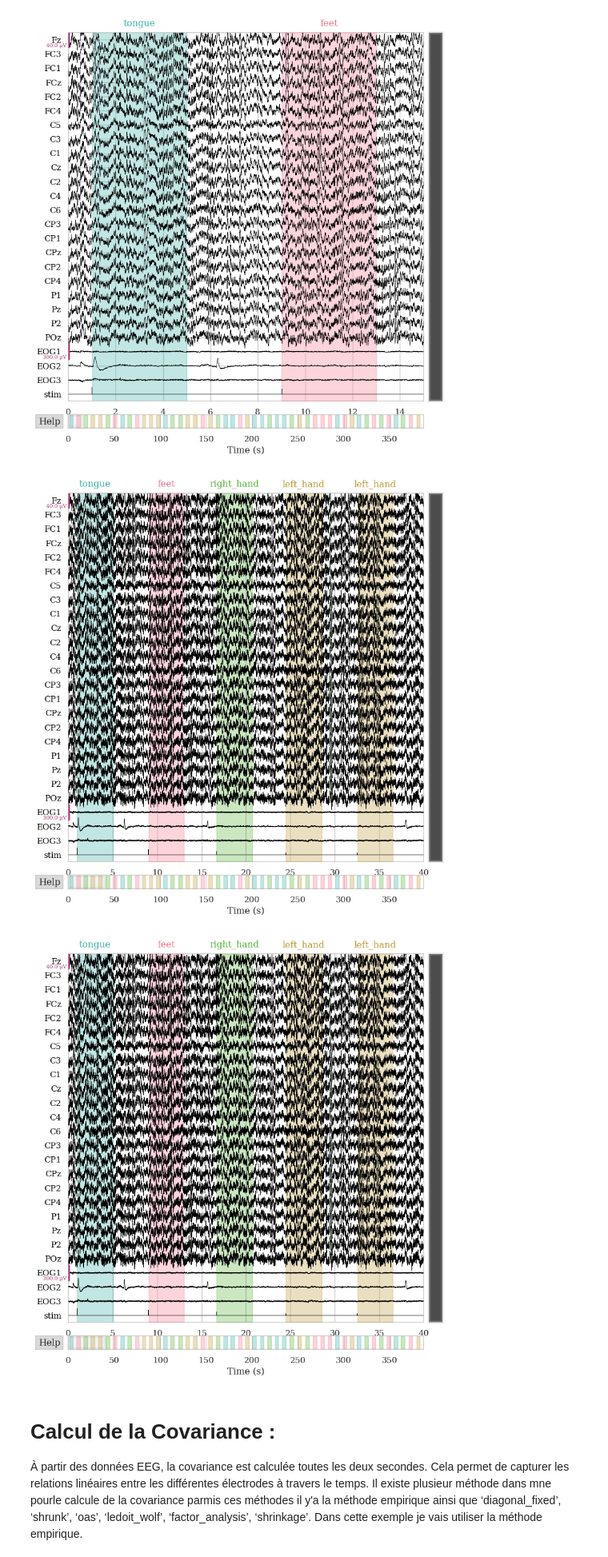
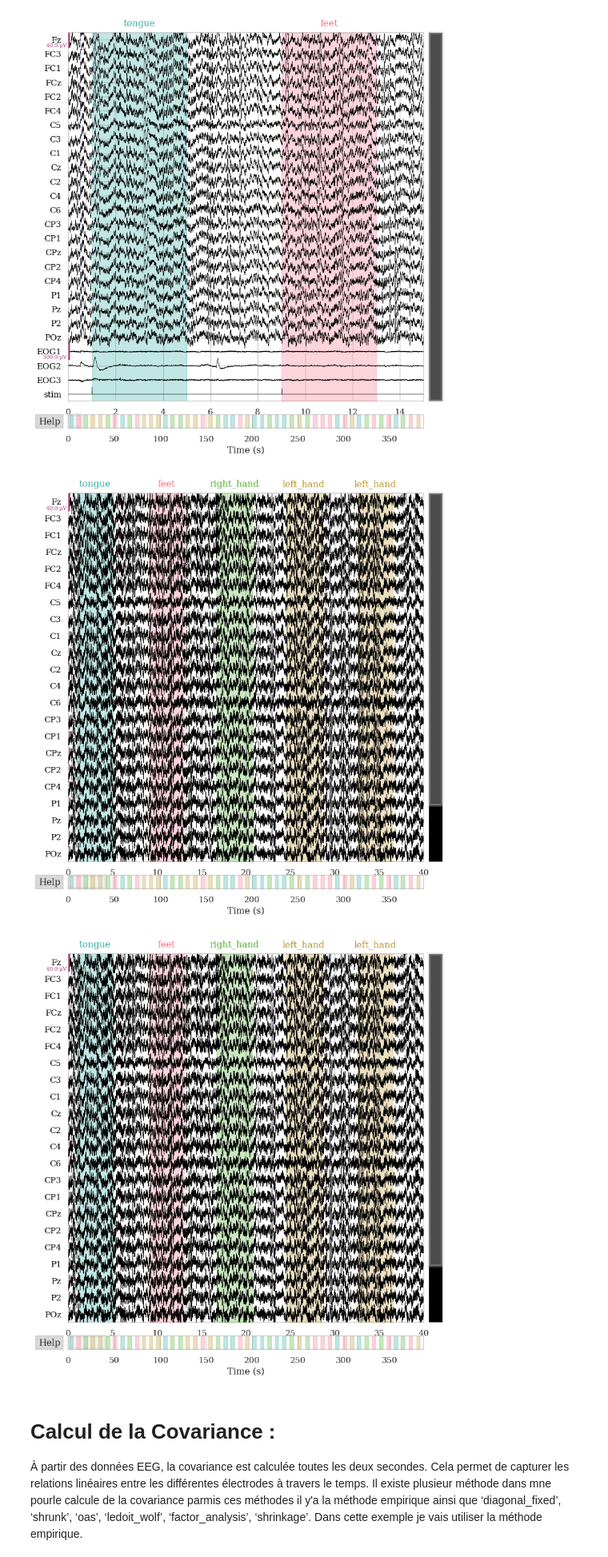
Before and after one commit to ToumiAdel/project, a Jupyter notebook: Covariance/Ain_temouchent.ipynb, the cells around one changed output. Shown at 80% size. Cells and saved outputs as stored; diff of their text form; code cells hidden in the pictures.

```diff
--- a/Covariance/Ain_temouchent.ipynb
+++ b/Covariance/Ain_temouchent.ipynb
@@ -78,10 +77,10 @@ Using matplotlib as 2D backend.
 [figure]
 [figure]
 # %%
-raw.plot(duration=40, n_channels=26)
+raw.plot(duration=40, n_channels=22)
 # %% [output]
-[figure, old version]
+[figure, new version]
-[figure, old version]
+[figure, new version]
 # %% [markdown]
 <h1>Calcul de la Covariance :</h1>
 À partir des données EEG, la covariance est calculée toutes les deux secondes. Cela permet de capturer les relations linéaires entre les différentes électrodes à travers le temps.
```
Also changed, not shown: parts of 17 cells of this notebook, 1 other file.
